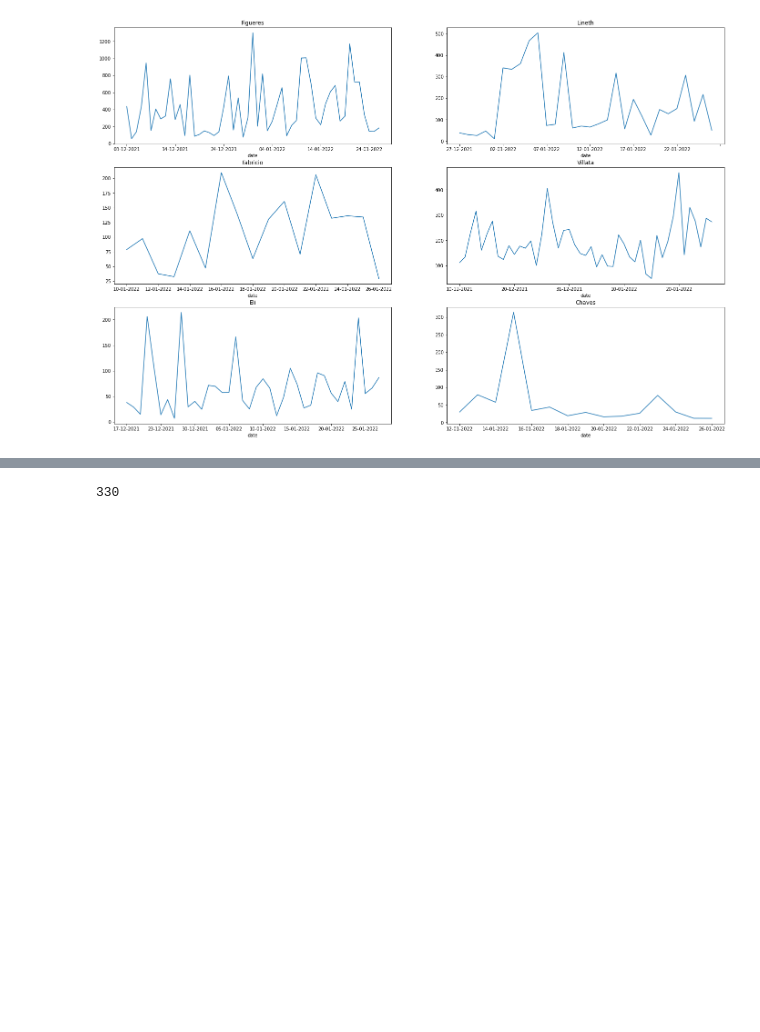
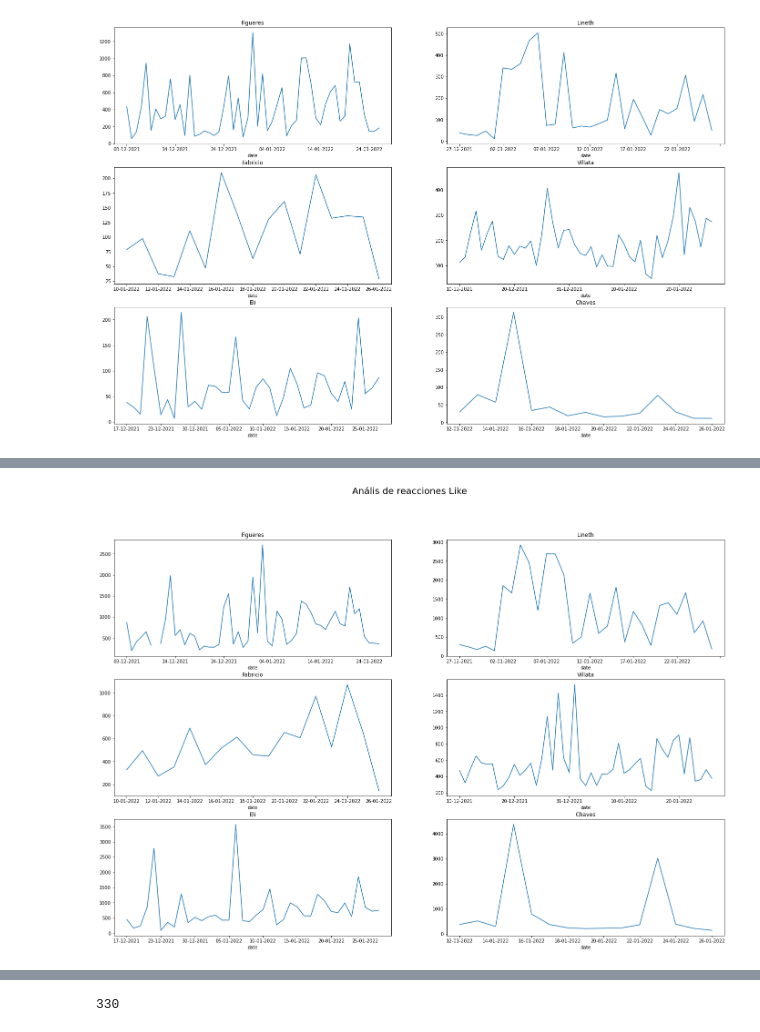
Before and after one commit to rafaelmata357/Daily-coding, a Jupyter notebook: facebook_scrapper.ipynb, the cells around one changed output, grey strips where cells are left out. Saved outputs shown, nothing was run; the diff lists cells and outputs as text; code cells hidden in the pictures; blank space fills up the shorter version.

```diff
--- a/facebook_scrapper.ipynb
+++ b/facebook_scrapper.ipynb
@@ -404,0 +449,22 @@ df[df.Page == 'conozcaarodrigochaves'].groupby(['date'],sort=False)['comments'].
+# %%
+fig , ax = plt.subplots(3,2, figsize=(24,16))
+
+plt.suptitle('Anális de reacciones Like', fontsize =20)
+ax[0][0].set_title('Figueres')
+df[(df.Page == 'Figuerescr')& (df.likes < 10000)].groupby(['date'],sort=False)['like'].mean().plot(ax=ax[0][0])
+ax[0][1].set_title('Lineth')
+df[df.Page == 'LinethSaborio'].groupby(['date'],sort=False)['like'].mean().plot(ax=ax[0][1])
+
+ax[1][0].set_title('Fabricio')
+df[df.Page == 'FabricioAlvaradoCostaRica'].groupby(['date'],sort=False)['like'].mean().plot(ax=ax[1][0])
+
+ax[1][1].set_title('Villata')
+df[(df.Page == 'villaltaJM') & (df.likes < 4000)].groupby(['date'],sort=False)['like'].mean().plot(ax=ax[1][1])
+
+ax[2][0].set_title('Eli')
+df[df.Page == 'efeinzaig'].groupby(['date'],sort=False)['like'].mean().plot(ax=ax[2][0])
+
+ax[2][1].set_title('Chaves')
+df[df.Page == 'conozcaarodrigochaves'].groupby(['date'],sort=False)['like'].mean().plot(ax=ax[2][1]);
+# %% [output]
+[figure, added]
```
Also changed, not shown: parts of 9 cells of this notebook.
